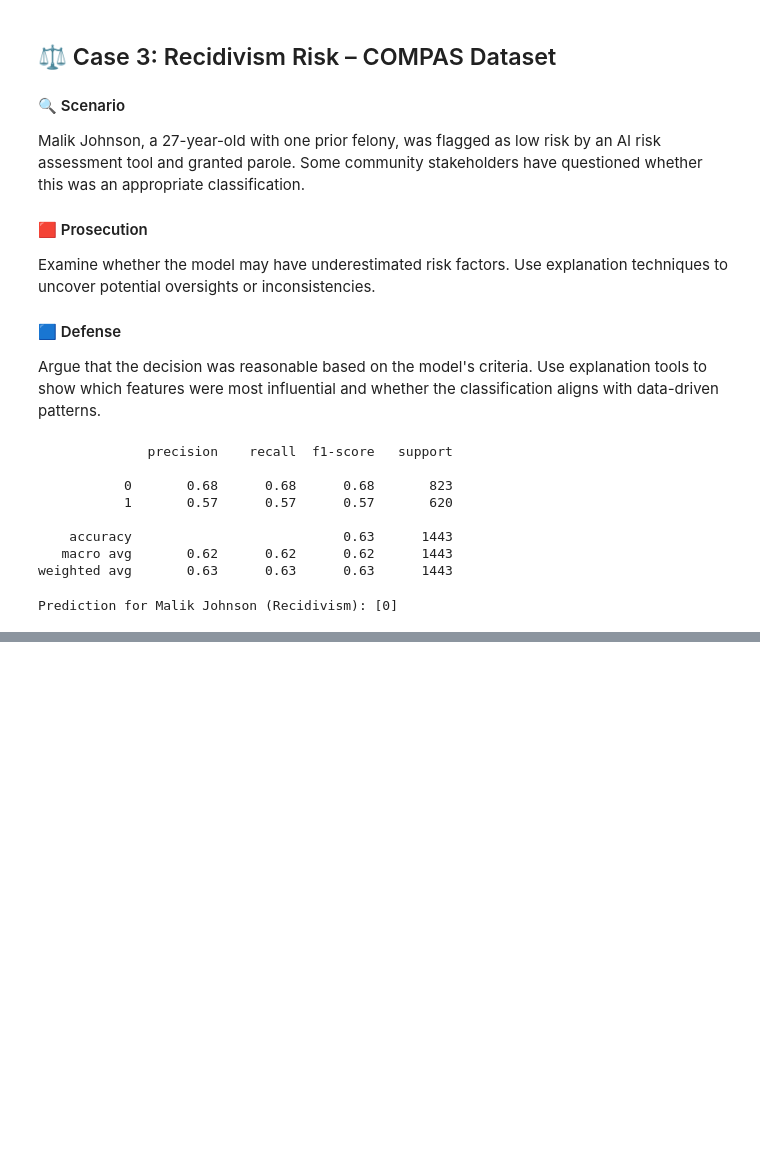
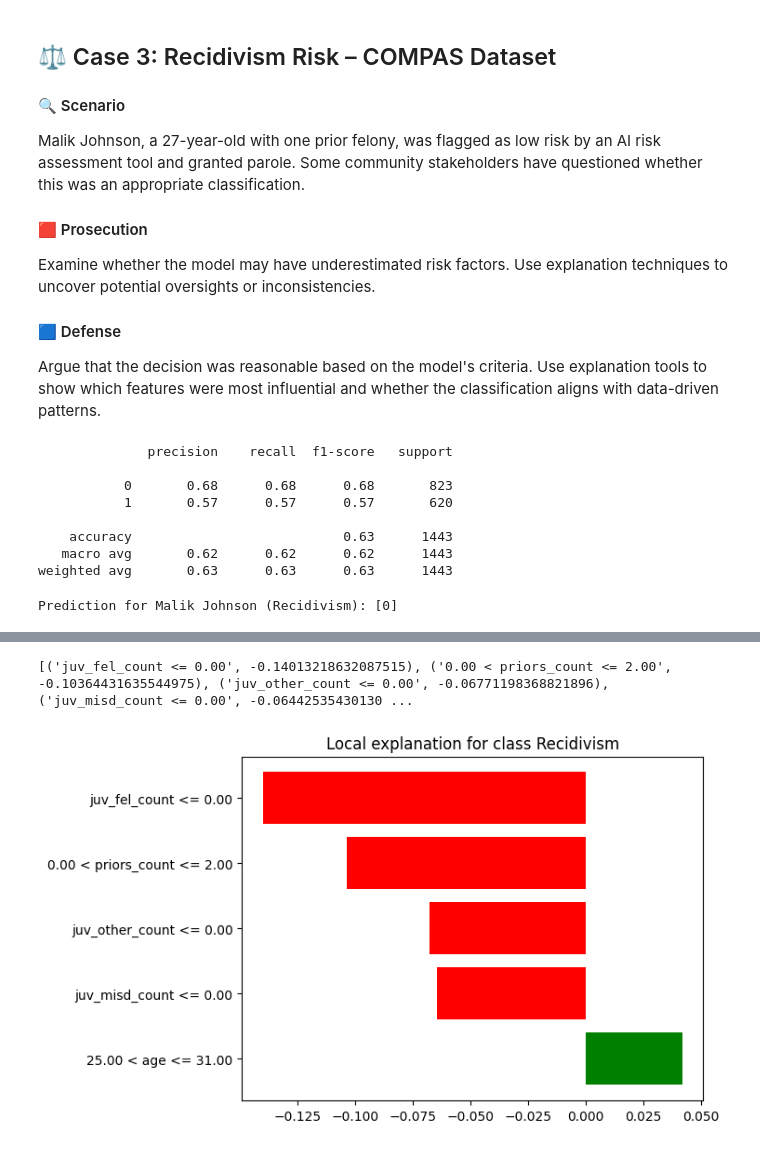
Before and after one commit to Nathan-Bush46/AIPI-Interpretable-ML, a Jupyter notebook: assignments/machine_learning_court.ipynb, the cells around one changed output, grey strips where cells are left out. Saved outputs shown, nothing was run; the diff lists cells and outputs as text; code cells hidden in the pictures; blank space fills up the shorter version.

```diff
--- a/assignments/machine_learning_court.ipynb
+++ b/assignments/machine_learning_court.ipynb
@@ -70,0 +142,31 @@ Prediction for Malik Johnson (Recidivism): [0]
+# %%
+import matplotlib.pyplot as plt
+import lime
+import lime.lime_tabular
+
+# Build LIME explainer
+lime_explainer = lime.lime_tabular.LimeTabularExplainer(
+    X_train.values,
+    feature_names=X_train.columns,
+    class_names=["No Recidivism", "Recidivism"],
+    mode="classification"
+)
+
+# Explain Malik Johnson’s case
+lime_exp = lime_explainer.explain_instance(
+    focus_instance_compas.to_numpy()[0],
+    lambda x: model_compas.predict_proba(
+        pd.DataFrame(x, columns=X_train.columns)),
+    num_features=5
+)
+
+
+# Text explanation
+print(lime_exp.as_list())
+
+# Matplotlib figure (works in any Python script)
+fig = lime_exp.as_pyplot_figure()
+plt.show()
+# %% [output]
+[('juv_fel_count <= 0.00', -0.14013218632087515), ('0.00 < priors_count <= 2.00', -0.10364431635544975), ('juv_other_count <= 0.00', -0.06771198368821896), ('juv_misd_count <= 0.00', -0.06442535430130 ...
+[figure, added]
```
Also changed, not shown: parts of 9 cells of this notebook, 2 other files.
